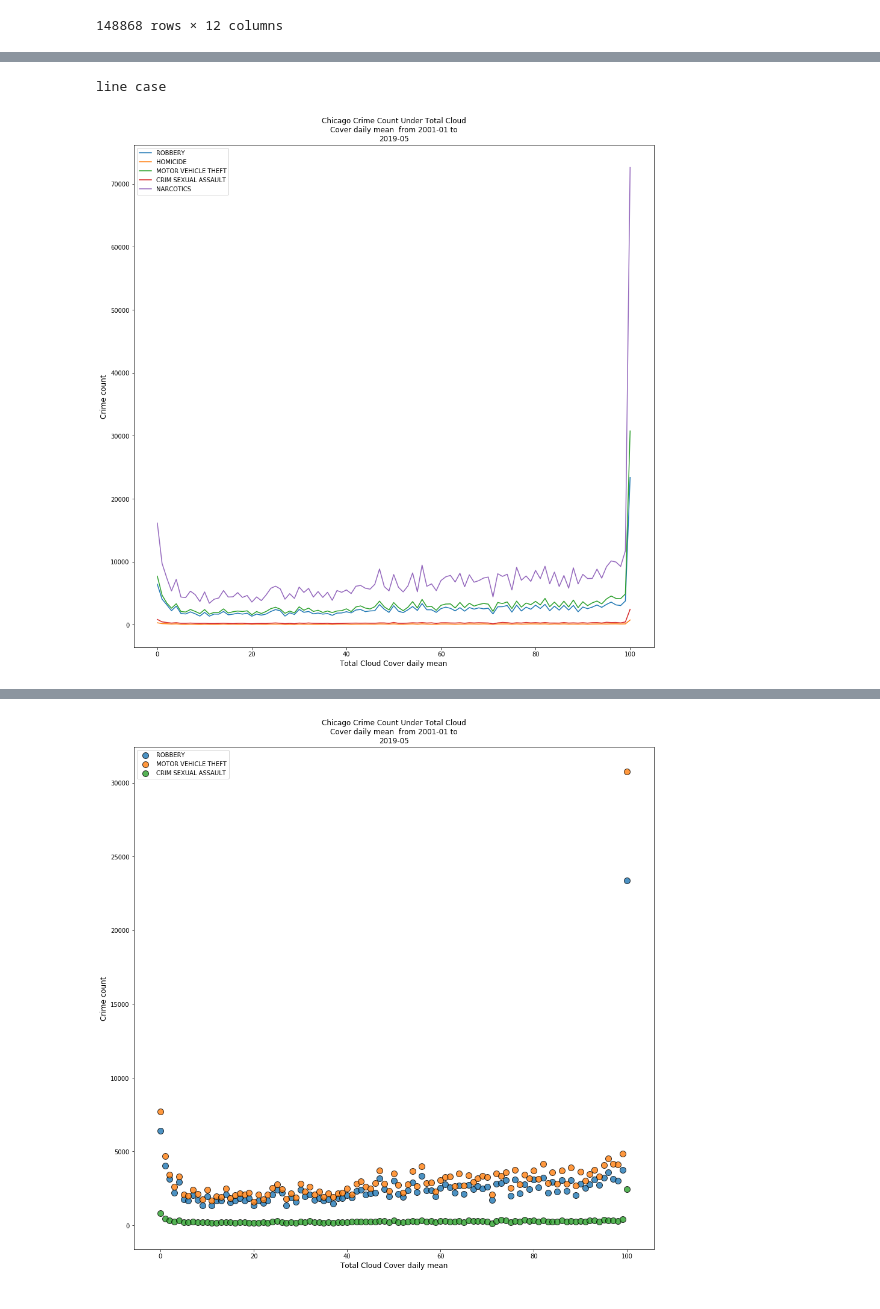
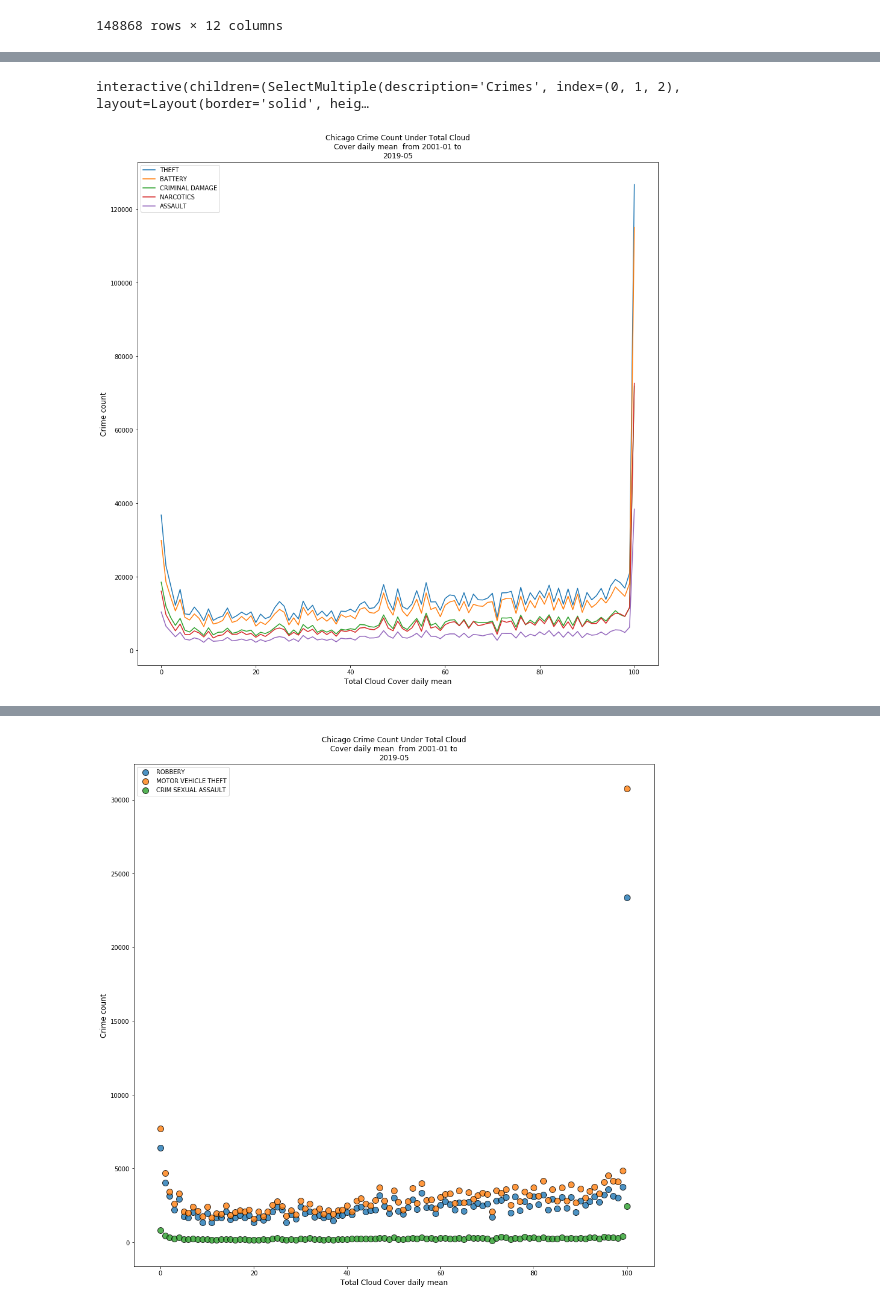
Before and after one commit to divyatv/ChicagoCrimeDataAnalysis_project1, a Jupyter notebook: crimes_weather.ipynb, the cells around one changed output, grey strips where cells are left out. Saved outputs shown, nothing was run; the diff lists cells and outputs as text; code cells hidden in the pictures.

Commit message:
add widget logic

```diff
--- a/crimes_weather.ipynb
+++ b/crimes_weather.ipynb
@@ -245,46 +249,44 @@ crimes_types
  'WEAPONS VIOLATION'}
 # %%
 def plot_crime_weather( df = crimes_weather_df, plot_type = 'scatter', offense_types = ['ROBBERY', 'ASSAULT'], \
-                               meas_type = 'Total Cloud Cover daily mean', measurement_dur = [] ):
+                               meas_type = 'Total Cloud Cover daily mean', start_year =2001, from_widget = False ):
     # Set up plot title
-    if measurement_dur == []:
-        measurement_dur = [ 2001, 2019 ]
-        measurement_dur_str = '  from ' + str(measurement_dur[0]) + "-01 to " + str(measurement_dur[1])
-        measurement_dur_str = measurement_dur_str + '-05' if measurement_dur[1] == 2019 else \
-                              measurement_dur_str + '-12'
+    measurement_dur_str = '  from ' + str(start_year) + "-01 to 2019-05"
     title = 'Chicago Crime Count Under ' + meas_type + measurement_dur_str
 
     # create data frame only for the type of crimes that are concerned
-    crimes_weather_by_type_df = pd.DataFrame(df.loc[(df['Offense Type'] == offense_types[0]), \
-                          [meas_type, "Crime Count" ]].groupby(meas_type)['Crime Count'].sum()).reset_index()
-    crimes_weather_by_type_df.rename(columns={ 'Crime Count':offense_types[0] }, inplace=True)
-
+    cw_type_df = pd.DataFrame(df.loc[(df['Offense Type'] == offense_types[0]) & (df['Year'].astype(int) >= start_year), \
+                    [meas_type, "Crime Count" ]].groupby(meas_type)['Crime Count'].sum()).reset_index()
+    cw_type_df.rename(columns={ 'Crime Count':offense_types[0] }, inplace=True)
     for offense in offense_types[1:]:
         crime_one_type_df = pd.DataFrame(df.loc[(df['Offense Type'] == offense), \
                     [meas_type, "Crime Count" ]].groupby(meas_type)['Crime Count'].sum()).reset_index()
         crime_one_type_df.rename(columns={ 'Crime Count': offense }, inplace=True)
-        crimes_weather_by_type_df = pd.merge(crimes_weather_by_type_df, crime_one_type_df, on=meas_type, how="outer")
+        cw_type_df = pd.merge(cw_type_df, crime_one_type_df, on=meas_type, how="outer")
 
-    crimes_weather_by_type_df = crimes_weather_by_type_df.fillna(value=0).astype(int)
-    crimes_weather_by_type_df.set_index(meas_type, inplace=True)
+    cw_type_df = cw_type_df.fillna(value=0).astype(int)
+    cw_type_df.set_index(meas_type, inplace=True)
 
     # Plot
     fig = plt.figure()
     ax = fig.add_subplot(111)
     title = ax.set_title("\n".join(wrap(title, 40)))
-    labels = [ '\n'.join(wrap(i, 20)) for i in crimes_weather_by_type_df.columns ]
+    labels = [ '\n'.join(wrap(i, 20)) for i in cw_type_df.columns ]
 
     ax.legend(labels, bbox_to_anchor=(1, 0.5))
 
-    plt.subplots_adjust(left=0, right = 2, bottom  = 0.1,  top= 3.0)
-    x = crimes_weather_by_type_df.index.values
+    if from_widget == True:
+        plt.subplots_adjust(left=0, right = 1.2, bottom  = 0.1,  top=1.8)
+    else:
+        plt.subplots_adjust(left=0, right = 2, bottom  = 0.1,  top= 3.0)
+    x = cw_type_df.index.values
 
     if plot_type == 'line':
-        for i in range(crimes_weather_by_type_df.shape[1]):
-             plt.plot(x,crimes_weather_by_type_df.iloc[:, i],label=labels[i])
+        for i in range(cw_type_df.shape[1]):
+             plt.plot(x,cw_type_df.iloc[:, i],label=labels[i])
     elif plot_type == 'scatter':
-        for crime, label in zip(crimes_weather_by_type_df.columns.values, labels):
-            ax.scatter(x, crimes_weather_by_type_df[crime], alpha=0.8, \
+        for crime, label in zip(cw_type_df.columns.values, labels):
+            ax.scatter(x, cw_type_df[crime], alpha=0.8, \
                         edgecolors='black', s=100, label=label)
     else:
         print("Not supported")
@@ -292,6 +294,5 @@ def plot_crime_weather( df = crimes_weather_df, plot_type = 'scatter', offense_t
 
     plt.xlabel(meas_type, fontsize=12)
     plt.ylabel("Crime count", fontsize=12)
-
     plt.legend(loc=2)
     plt.show()
@@ -298,6 +352,11 @@ def plot_crime_weather( df = crimes_weather_df, plot_type = 'scatter', offense_t
+# %%
+widgets.interactive(update_plot, crimes = crimes,  weather=weather, start=start, ptype=ptype )
+#display(crimes)
+#display(weather)
+# %% [output]
+interactive(children=(SelectMultiple(description='Crimes', index=(0, 1, 2), layout=Layout(border='solid', heig…
 # %%
  plot_crime_weather(plot_type = 'line',
-                  offense_types = [ 'ROBBERY', 'HOMICIDE', 'MOTOR VEHICLE THEFT', 'CRIM SEXUAL ASSAULT', 'NARCOTICS' ] )
+                  offense_types = [ 'THEFT', 'BATTERY', 'CRIMINAL DAMAGE', 'NARCOTICS', 'ASSAULT' ] )
 # %% [output]
-line case
-[figure, old version]
+[figure, new version]
```
Also changed, not shown: parts of 9 cells of this notebook.
